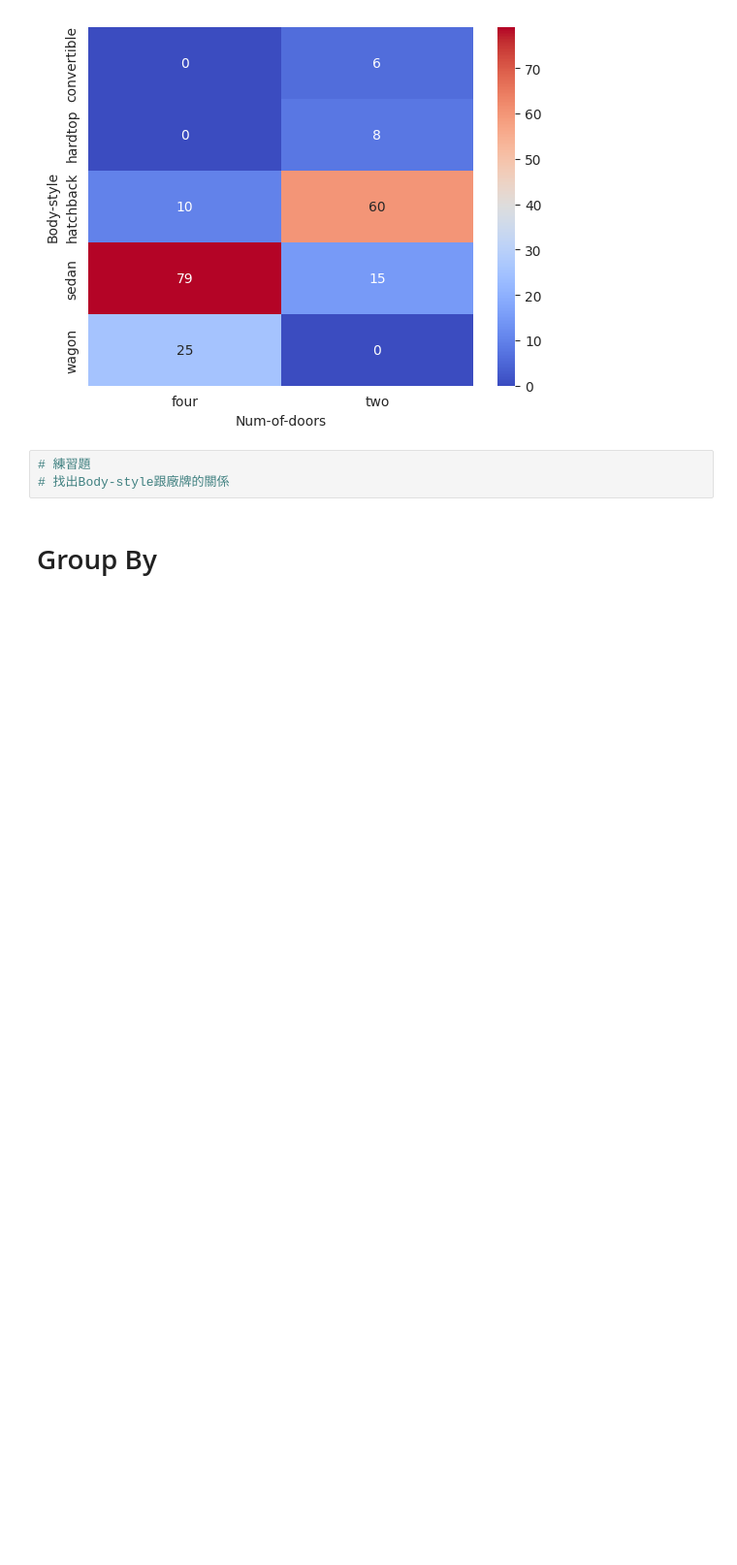
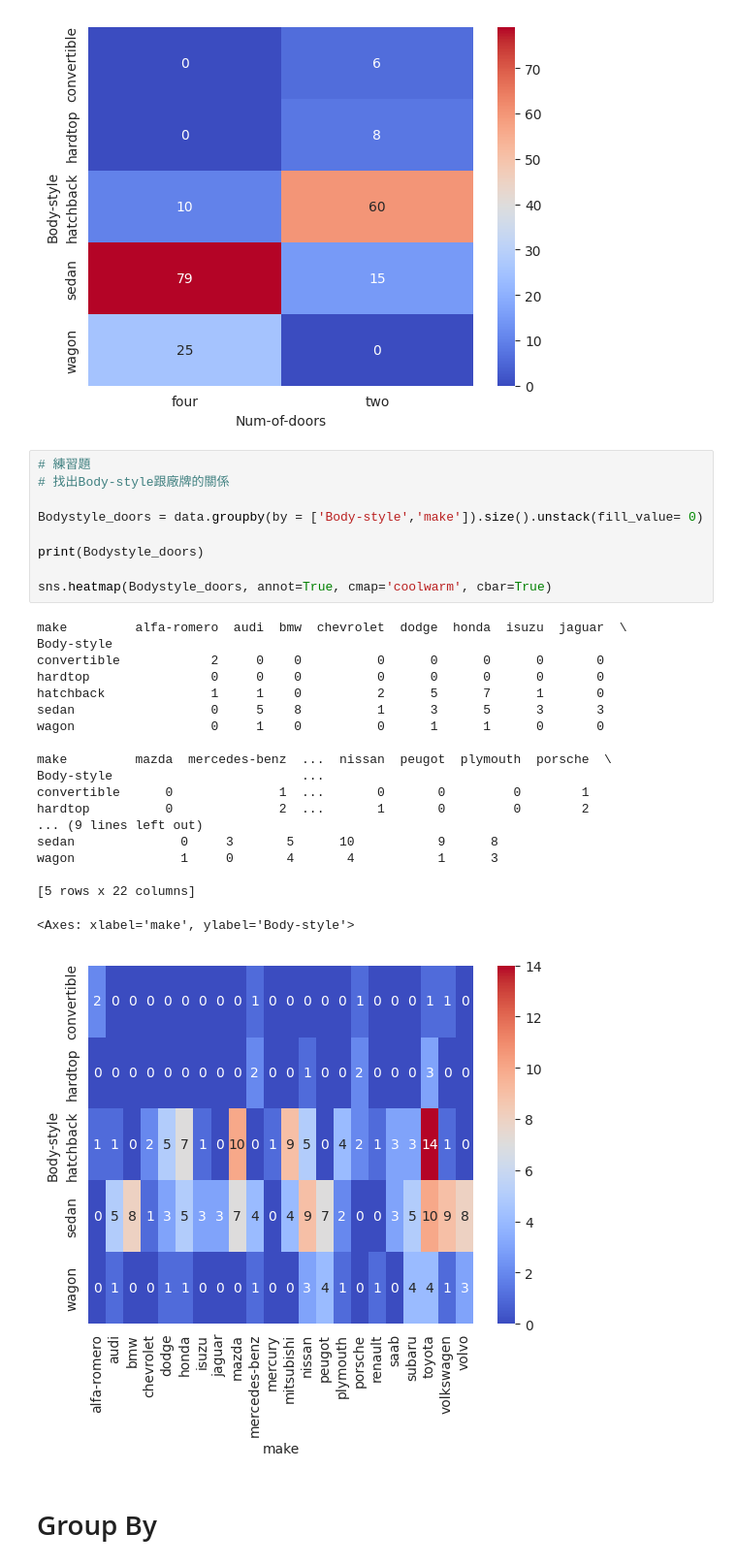
Before and after one commit to t8101349/Colab-, a Jupyter notebook: 05_03_LAB_Automobile_28_王韋博.ipynb, the cells around one changed output. Shown at 97% size. Saved outputs shown, nothing was run; the diff lists cells and outputs as text; blank space fills up the shorter version.

```diff
--- a/05_03_LAB_Automobile_28_王韋博.ipynb
+++ b/05_03_LAB_Automobile_28_王韋博.ipynb
@@ -276,9 +300,35 @@ sns.heatmap(matrix, annot=True, cmap='coolwarm', cbar=True)
 plt.show()
 # %% [output]
 [figure]
-# %%
-# 練習題
-# 找出Body-style跟廠牌的關係
+# %%
+# 練習題
+# 找出Body-style跟廠牌的關係
+
+Bodystyle_doors = data.groupby(by = ['Body-style','make']).size().unstack(fill_value= 0)
+
+print(Bodystyle_doors)
+
+sns.heatmap(Bodystyle_doors, annot=True, cmap='coolwarm', cbar=True)
+# %% [output]
+make         alfa-romero  audi  bmw  chevrolet  dodge  honda  isuzu  jaguar  \
+Body-style
+convertible            2     0    0          0      0      0      0       0
+hardtop                0     0    0          0      0      0      0       0
+hatchback              1     1    0          2      5      7      1       0
+sedan                  0     5    8          1      3      5      3       3
+wagon                  0     1    0          0      1      1      0       0
+
+make         mazda  mercedes-benz  ...  nissan  peugot  plymouth  porsche  \
+Body-style                         ...
+convertible      0              1  ...       0       0         0        1
+hardtop          0              2  ...       1       0         0        2
+... (9 lines left out)
+sedan              0     3       5      10           9      8
+wagon              1     0       4       4           1      3
+
+[5 rows x 22 columns]
+<Axes: xlabel='make', ylabel='Body-style'>
+[figure, added]
 # %% [markdown]
 # Group By
 # %%
```
Also changed, not shown: parts of 20 cells of this notebook.
